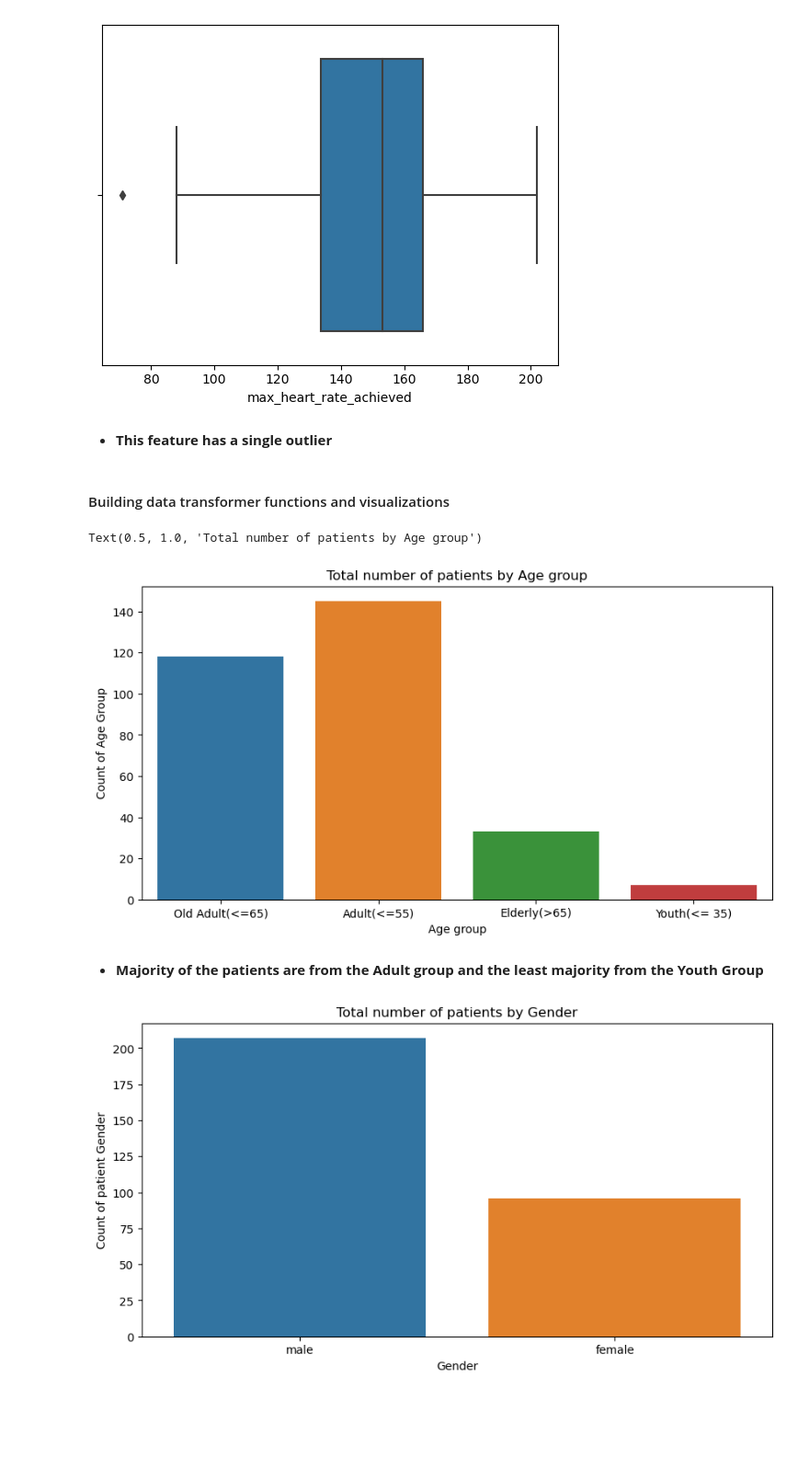
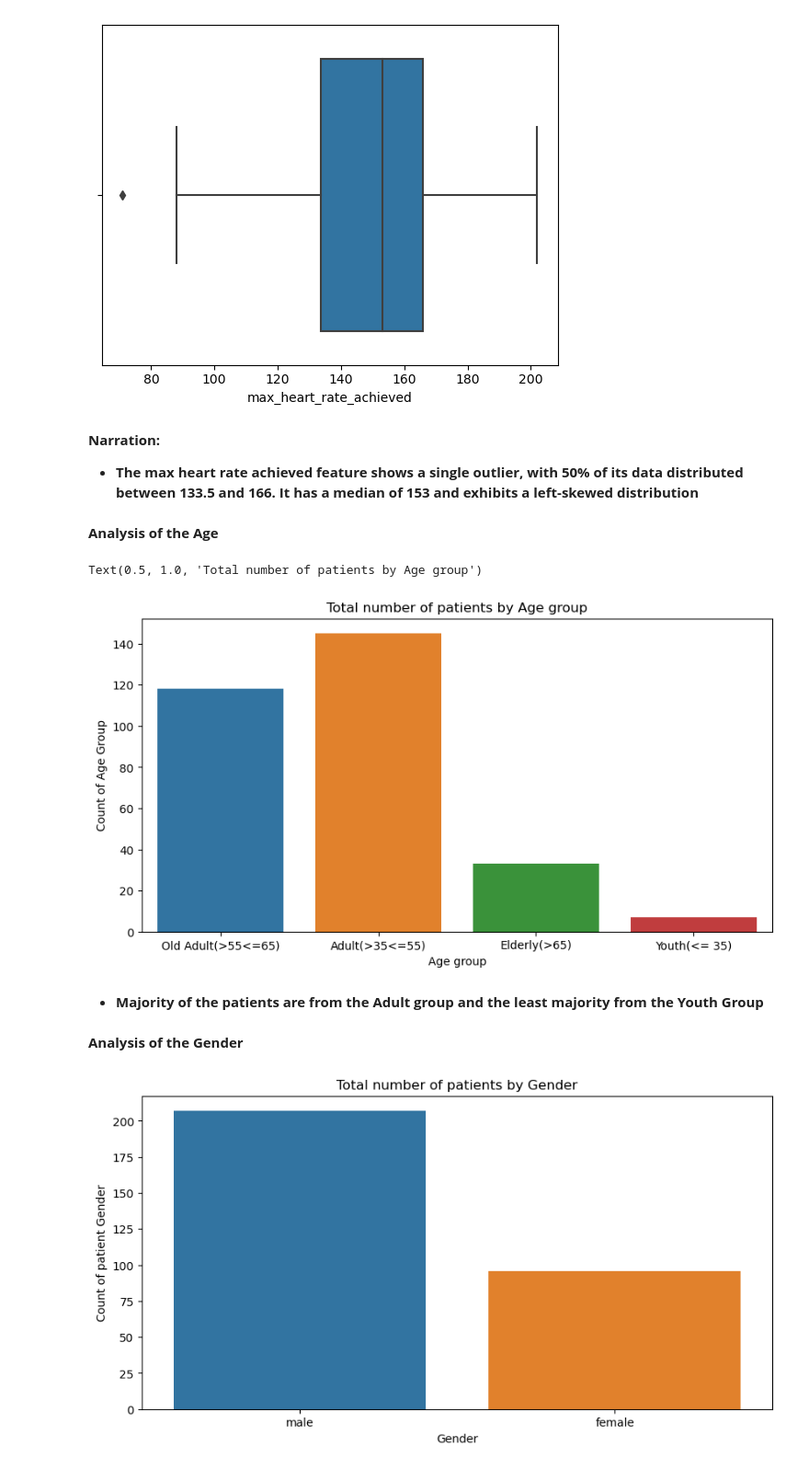
Before and after one commit to mobolajifalugba/Heart-Disease-Predictions-using-Supervised-Machine-Learning, a Jupyter notebook: Heart Disease Predictions using Supervised Machine Learning.ipynb, the cells around one changed output. Shown: that part at 92% size. Cells and saved outputs as stored; diff of their text form; code cells hidden in the pictures; blank space fills up the shorter version.

```diff
--- a/Heart Disease Predictions using Supervised Machine Learning.ipynb
+++ b/Heart Disease Predictions using Supervised Machine Learning.ipynb
@@ -196,33 +202,37 @@ sns.boxplot(x=df["max_heart_rate_achieved"])
 <Axes: xlabel='max_heart_rate_achieved'>
 [figure]
 # %% [markdown]
-- **This feature has a single outlier**
+**Narration:**
+- **The max heart rate achieved feature shows a single outlier, with 50% of its data distributed between 133.5 and 166. It has a median of 153 and exhibits a left-skewed distribution**
 # %% [markdown]
-#### Building data transformer functions and visualizations
+**Analysis of the Age**
 # %%
+# Building data transformer functions and visualizations
 # Age bracket function
 def age_bracket(age):
     if age <= 35:
         return "Youth(<= 35)"
     elif age<= 55:
-        return "Adult(<=55)"
+        return "Adult(>35<=55)"
     elif age<= 65:
-        return "Old Adult(<=65)"
+        return "Old Adult(>55<=65)"
     else :
         return "Elderly(>65)"
 df['age_bracket'] = df['age'].apply(age_bracket)
 
 # investigating age groups of patients
 plt.figure(figsize=(10,5))
 sns.countplot(x='age_bracket', data=df)
 plt.xlabel('Age group')
 plt.ylabel('Count of Age Group')
 plt.title('Total number of patients by Age group')
 # %% [output]
 Text(0.5, 1.0, 'Total number of patients by Age group')
-[figure, old version]
+[figure, new version]
 # %% [markdown]
 - **Majority of the patients are from the Adult group and the least majority from the Youth Group**
+# %% [markdown]
+**Analysis of the Gender**
 # %%
 # Gender function
 def gender(sex):
```
Also changed, not shown: parts of 48 cells of this notebook.
